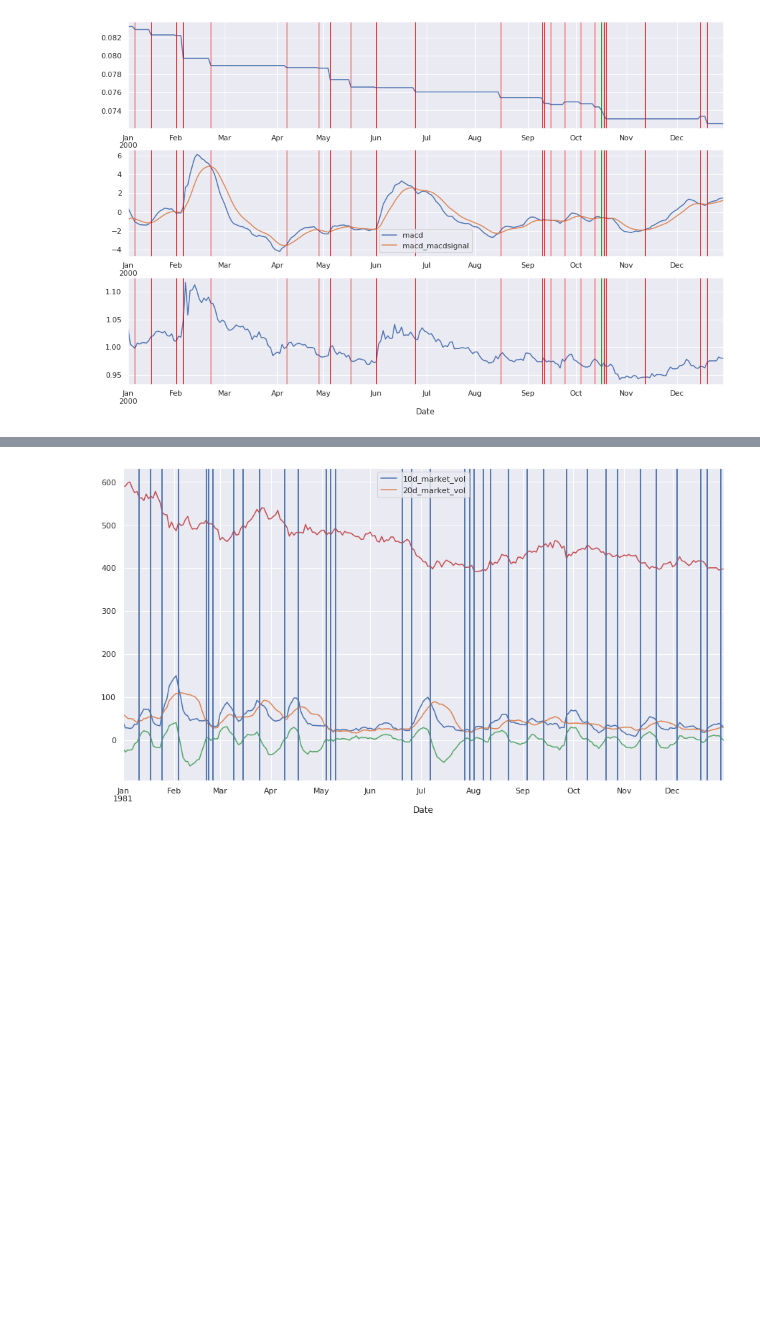
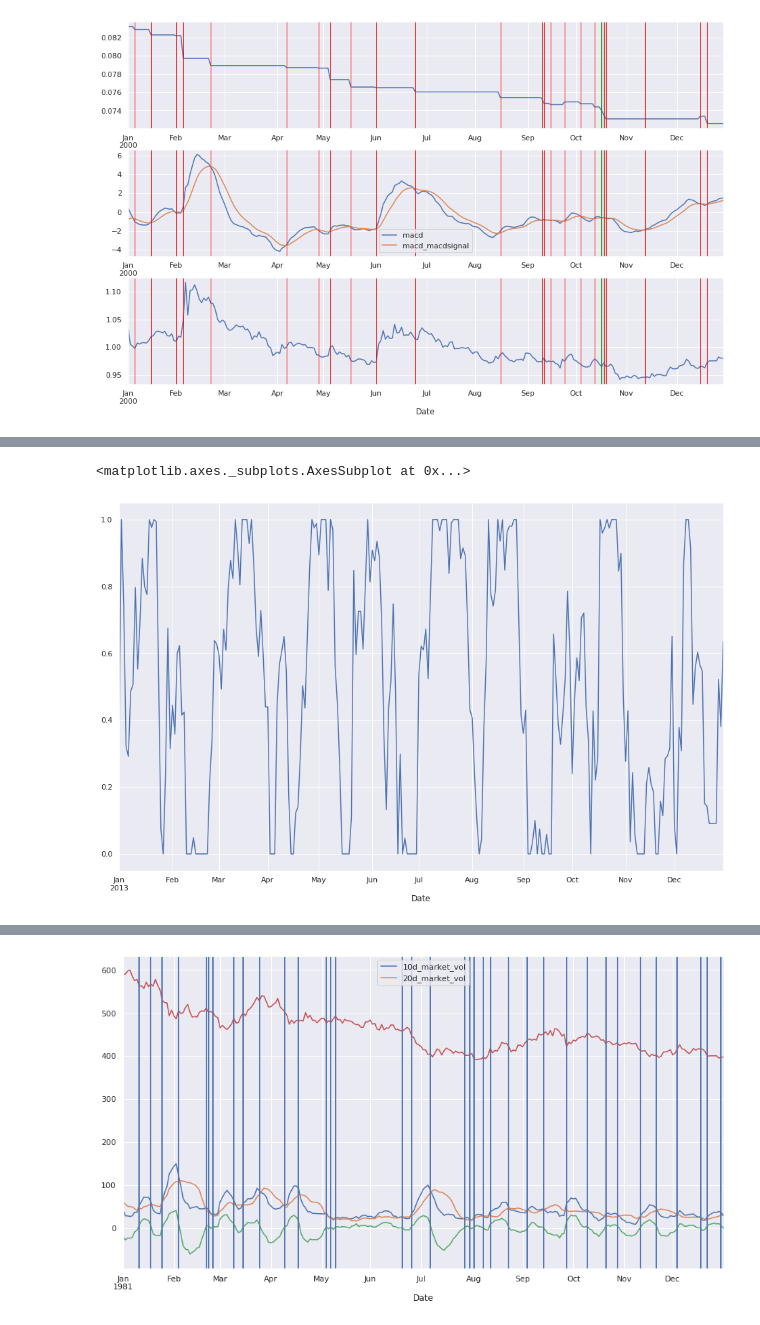
Before and after one commit to jbmoorhouse/gold_returns_predictor, a Jupyter notebook: xauusd_analysis.ipynb, the cells around one changed output, grey strips where cells are left out. Drawn from its saved outputs; the diff is of its cells as text; code cells hidden in the pictures; blank space fills up the shorter version.

```diff
--- a/xauusd_analysis.ipynb
+++ b/xauusd_analysis.ipynb
@@ -283,3 +265,17 @@ df['1990']
+# %%
+df = data[['price','rsi']]
+
+df.head()
+
+#df.loc['2013-05':'2013-09', 'rsi'].plot()
+
+rsi_min = df['rsi'].rolling(14).min()
+rsi_max = df['rsi'].rolling(14).max()
+
+((df['rsi'] - rsi_min) / (rsi_max - rsi_min))['2013'].plot()
+# %% [output]
+<matplotlib.axes._subplots.AxesSubplot at 0x...>
+[figure, added]
 # %%
 preprocess_pipeline = Pipeline([
      ('macd_ud_signal', MacdSignal()),
```
Also changed, not shown: parts of 2 cells of this notebook.
